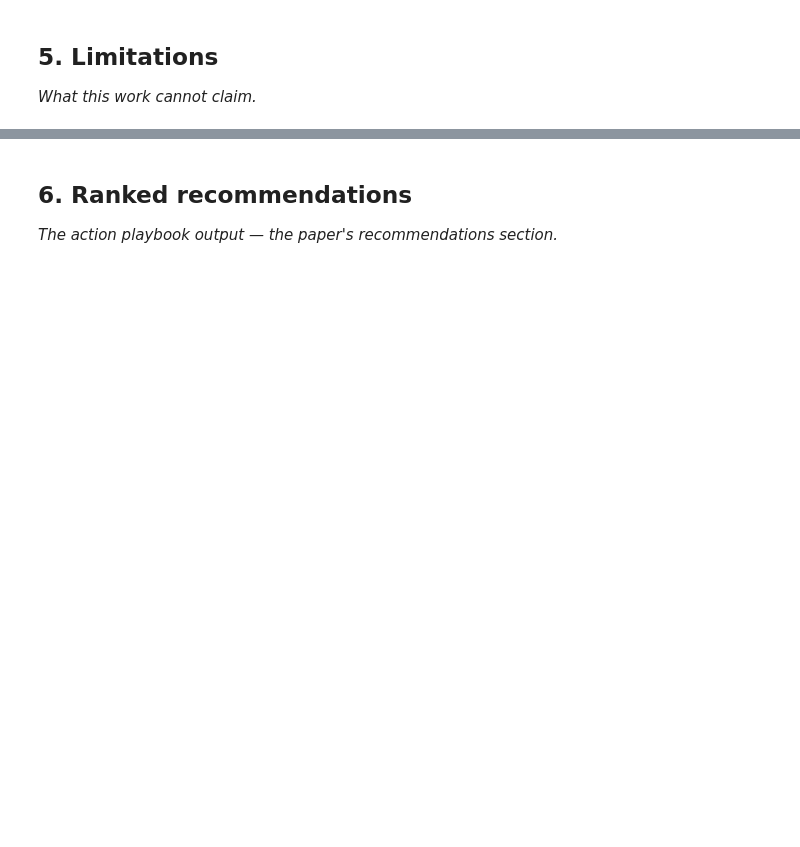
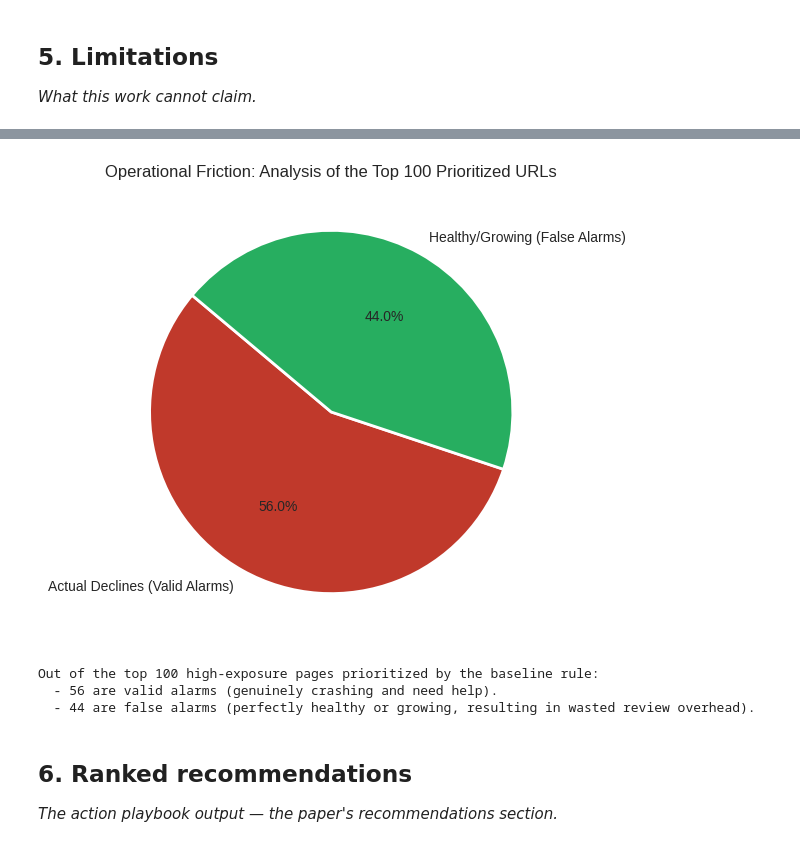
Before and after one commit to Sgln24/flyrank-ml-internship-w1, a Jupyter notebook: work/notebooks/capstone.ipynb, the cells around one changed output, grey strips where cells are left out. Drawn from its saved outputs; the diff is of its cells as text; code cells hidden in the pictures; blank space fills up the shorter version.

```diff
--- a/work/notebooks/capstone.ipynb
+++ b/work/notebooks/capstone.ipynb
@@ -29,3 +385,33 @@ This skeleton is yours to fill. Work the sections **in order** — each one has
+# %%
+import matplotlib.pyplot as plt
+
+# Pull the top 100 pages that the playbook prioritizes for human review
+top_100_exposure = v2_ready.sort_values(by="impressions_may", ascending=False).head(100)
+
+# Calculate the actual outcome distribution within this top priority cohort
+safe_pages = (top_100_exposure["is_declining"] == 0).sum()
+declining_pages = (top_100_exposure["is_declining"] == 1).sum()
+
+# Plot the real operational overhead of our playbook rule
+labels = ['Actual Declines (Valid Alarms)', 'Healthy/Growing (False Alarms)']
+sizes = [declining_pages, safe_pages]
+colors = ['#c0392b', '#27ae60']
+
+plt.figure(figsize=(6, 6))
+plt.pie(sizes, labels=labels, autopct='%1.1f%%', startangle=140, colors=colors,
+        wedgeprops={'edgecolor': 'white', 'linewidth': 2})
+plt.title("Operational Friction: Analysis of the Top 100 Prioritized URLs")
+plt.tight_layout()
+plt.show()
+
+print(f"Out of the top 100 high-exposure pages prioritized by the baseline rule:")
+print(f"  - {declining_pages} are valid alarms (genuinely crashing and need help).")
+print(f"  - {safe_pages} are false alarms (perfectly healthy or growing, resulting in wasted review overhead).")
+# %% [output]
+[figure, added]
+Out of the top 100 high-exposure pages prioritized by the baseline rule:
+  - 56 are valid alarms (genuinely crashing and need help).
+  - 44 are false alarms (perfectly healthy or growing, resulting in wasted review overhead).
 # %% [markdown]
 ## 6. Ranked recommendations
 
```
Also changed, not shown: parts of 20 cells of this notebook.
